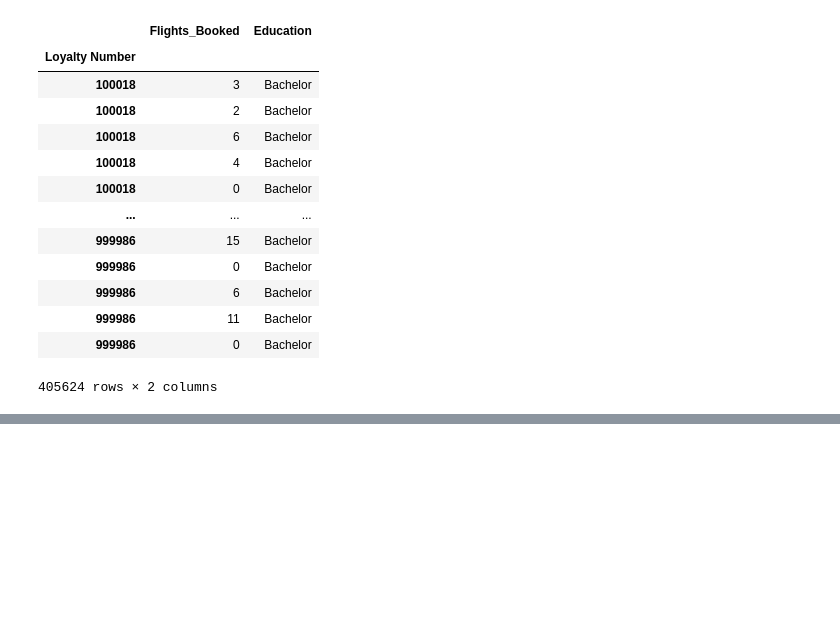
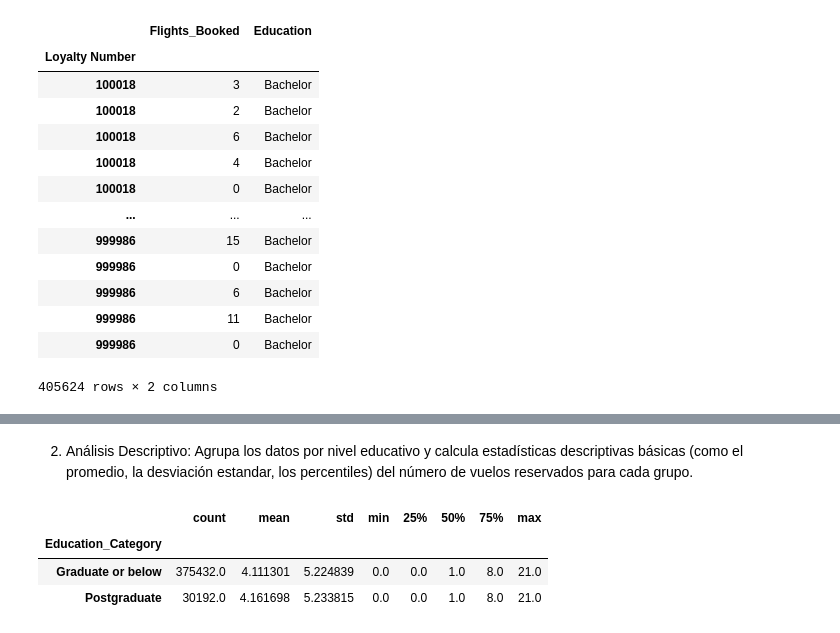
Before and after one commit to Adalab/PromoF-DA-Modulo3-EvaluacionFinal-Zahara, a Jupyter notebook: EvFinal.ipynb, the cells around one changed output, grey strips where cells are left out. Cells and saved outputs as stored; diff of their text form; code cells hidden in the pictures; blank space fills up the shorter version.

```diff
--- a/EvFinal.ipynb
+++ b/EvFinal.ipynb
@@ -550,0 +570,11 @@ df3
+# %% [markdown]
+2. Análisis Descriptivo:
+Agrupa los datos por nivel educativo y calcula estadísticas descriptivas básicas (como el promedio, la desviación estandar, los percentiles) del número de vuelos reservados para cada grupo.
+# %%
+estadisticas_vuelos_educacion = df3.groupby('Education_Category')['Flights_Booked'].describe()
+estadisticas_vuelos_educacion
+# %% [output]
+|  | count | mean | std | min | 25% | 50% | 75% | max |
+| Education_Category |  |  |  |  |  |  |  |  |
+| Graduate or below | 375432.0 | 4.111301 | 5.224839 | 0.0 | 0.0 | 1.0 | 8.0 | 21.0 |
+| Postgraduate | 30192.0 | 4.161698 | 5.233815 | 0.0 | 0.0 | 1.0 | 8.0 | 21.0 |
```
Also changed, not shown: parts of 10 cells of this notebook.
